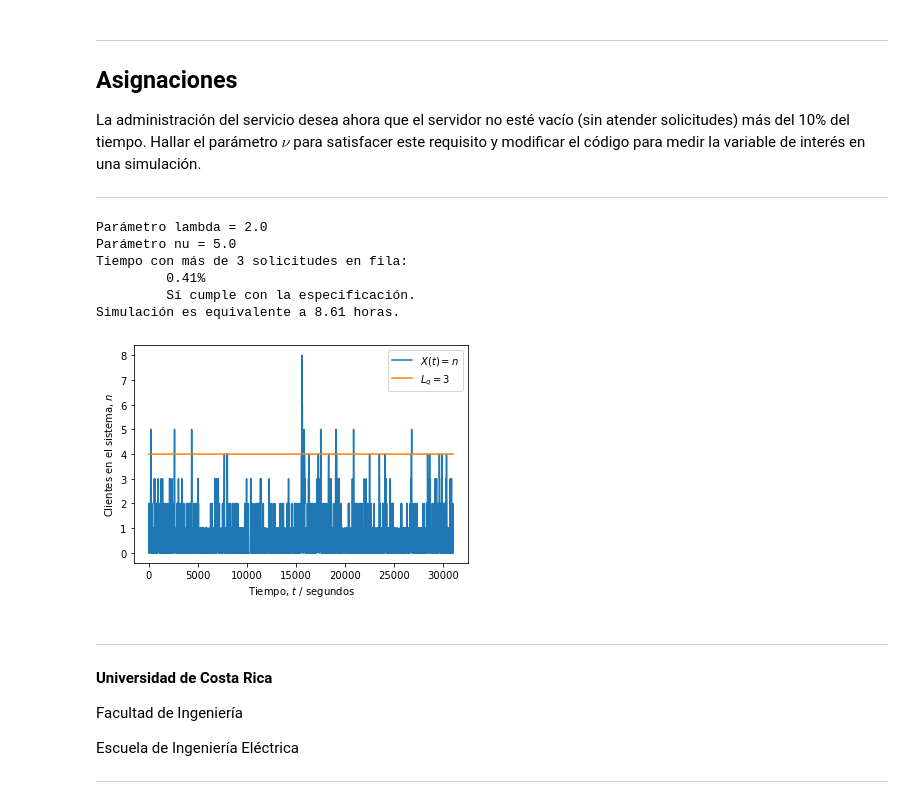
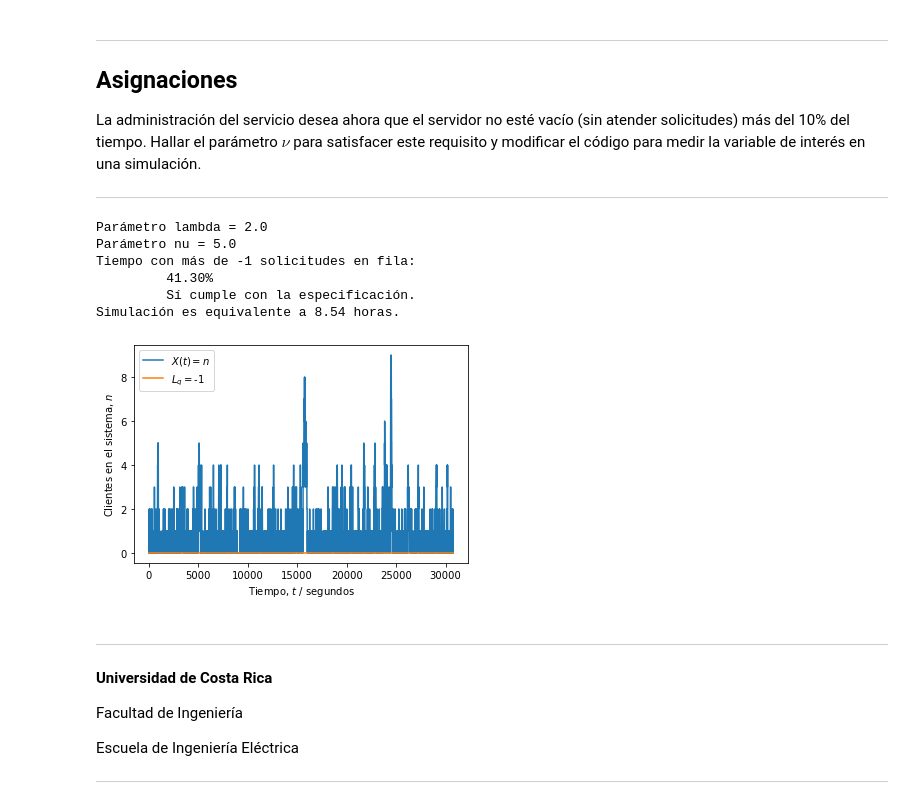
Before and after one commit to Luis-Casta18/Tema-5, a Jupyter notebook: L5_B81733.ipynb, the cells around one changed output. Saved outputs shown, nothing was run; the diff lists cells and outputs as text; code cells hidden in the pictures.

```diff
--- a/L5_B81733.ipynb
+++ b/L5_B81733.ipynb
@@ -168,8 +168,8 @@ La administración del servicio desea ahora que el servidor no esté vacío (sin
 Solución de la asignación
 '''
 
-# Para este caso se busca que P = 0.90, por lo que si despejamos v de la ecuación (lambda / nu)^5 <= 0.90
-# Obtenemos que nu <= 3.237
+# Para este caso, se tiene que P = 1, por lo que si despejamos v de la ecuación (lambda / nu) <= 0.90
+# Obtenemos que nu <= 2.222
 
 # Para cumplir con la asignación se debe escoger entonces un valor de nu mayor al calculado previamente, tómese
 # entonces que nu = 5
@@ -227,7 +227,7 @@ for c in range(N):
     t[j] -= 1
 
 # Umbral de P o más personas en sistema (hay P - 1 en fila)
-P = 5
+P = 1
 
 # Instantes (segundos) de tiempo con P o más solicitudes en sistema
 frecuencia = 0
@@ -243,38 +243,38 @@ for i, c in enumerate(t):
     n += c # sumar (+1) o restar (-1) al estado
     Xt[i] = n
     if Xt[i] >= P:
         frecuencia += 1
 
 # Fracción de tiempo con P o más solicitudes en sistema
 fraccion = frecuencia / len(t)
 
 # Resultados
 print('Parámetro lambda =', str(lam*60))
 print('Parámetro nu =', str(nu*60))
 print('Tiempo con más de {} solicitudes en fila:'.format(P-2))
 print('\t {:0.2f}%'.format(100*fraccion))
-if fraccion <= 0.01:
+if fraccion <= 0.9:
     print('\t Sí cumple con la especificación.')
 else:
     print('\t No cumple con la especificación.')
 print('Simulación es equivalente a {:0.2f} horas.'.format(len(t)/3600))
 
 # Gráfica de X(t) (estados del sistema)
 plt.figure()
 plt.plot(Xt)
 plt.plot(range(len(t)), (P-1)*np.ones(t.shape))
 plt.legend(('$X(t) = n$', '$L_q = $' + str(P-2)))
 plt.ylabel('Clientes en el sistema, $n$')
 plt.xlabel('Tiempo, $t$ / segundos')
 plt.show()
 # %% [output]
 Parámetro lambda = 2.0
 Parámetro nu = 5.0
-Tiempo con más de 3 solicitudes en fila:
-         0.41%
+Tiempo con más de -1 solicitudes en fila:
+         41.30%
          Sí cumple con la especificación.
-Simulación es equivalente a 8.61 horas.
+Simulación es equivalente a 8.54 horas.
-[figure, old version]
+[figure, new version]
 # %% [markdown]
 ---
 
```
